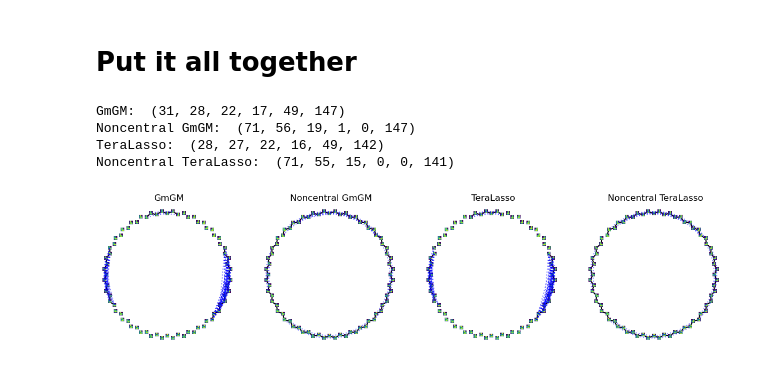
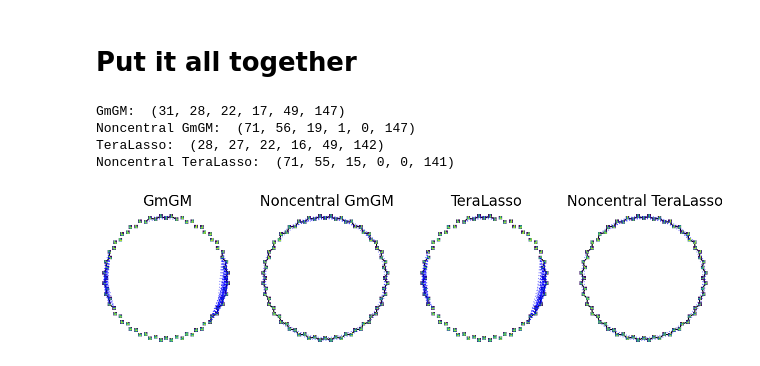
Before and after one commit to BaileyAndrew/Noncentral-KS-Normal, a Jupyter notebook: coil.ipynb, the cells around one changed output. Cells and saved outputs as stored; diff of their text form; code cells hidden in the pictures.

```diff
--- a/coil.ipynb
+++ b/coil.ipynb
@@ -540,23 +540,23 @@ def get_offbys(resmat: np.ndarray) -> tuple[int, int, int, int, int, int]:
 # %%
 fig, axs = plt.subplots(ncols=4, nrows=1, figsize=(15, 5))
 
 resmatrices = [
     resmatrix,
     resmatrix_gmgm_noncentral,
     resmatrix_tera,
     resmatrix_tera_noncentral
 ]
 names = ["GmGM", "Noncentral GmGM", "TeraLasso", "Noncentral TeraLasso"]
 for ax, idx in zip(axs, range(4)):
     resmat = resmatrices[idx]
     add_base(resmat, ax)
     print(f"{names[idx]}: ", get_offbys(resmat))
-    ax.set_title(names[idx])
+    ax.set_title(names[idx], size=20)
 
 fig.savefig('out-figs/coil/all-methods.pdf', transparent=True, dpi=200, bbox_inches='tight')
 # %% [output]
 GmGM:  (31, 28, 22, 17, 49, 147)
 Noncentral GmGM:  (71, 56, 19, 1, 0, 147)
 TeraLasso:  (28, 27, 22, 16, 49, 142)
 Noncentral TeraLasso:  (71, 55, 15, 0, 0, 141)
-[figure, old version]
+[figure, new version]
```
Also changed, not shown: 2 other files.
